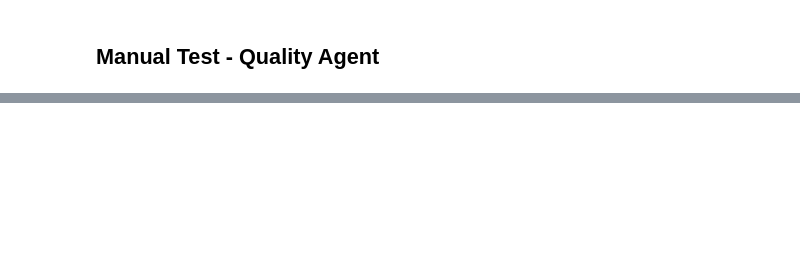
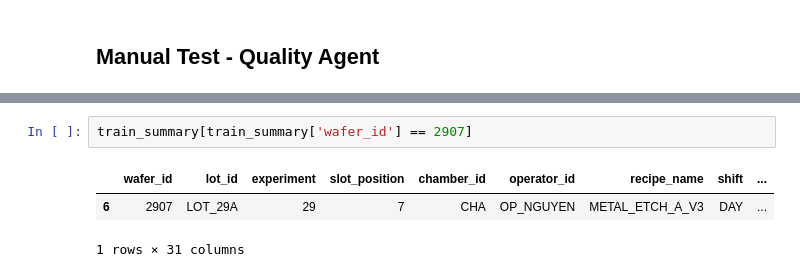
Before and after one commit to niva-scotia/manufacturing-agents, a Jupyter notebook: manual_testing.ipynb, the cells around one changed output, grey strips where cells are left out. Cells and saved outputs as stored; diff of their text form; blank space fills up the shorter version.

```diff
--- a/manual_testing.ipynb
+++ b/manual_testing.ipynb
@@ -256,0 +280,6 @@ ai_ml_data.head(50)
+# %%
+train_summary[train_summary['wafer_id'] == 2907]
+# %% [output]
+|  | wafer_id | lot_id | experiment | slot_position | chamber_id | operator_id | recipe_name | shift | ... |
+| 6 | 2907 | LOT_29A | 29 | 7 | CHA | OP_NGUYEN | METAL_ETCH_A_V3 | DAY | ... |
+1 rows × 31 columns
```
Also changed, not shown: parts of 2 cells of this notebook, 4 other files.
